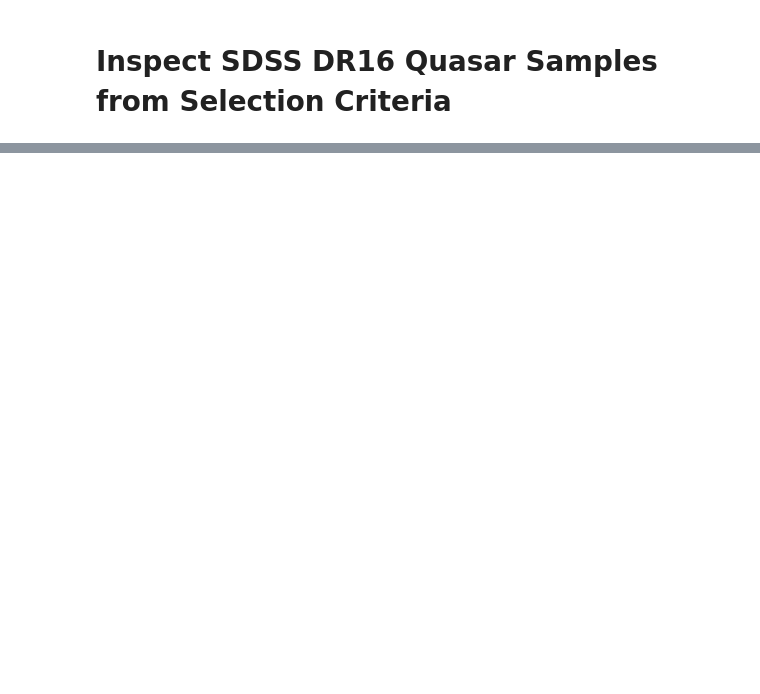
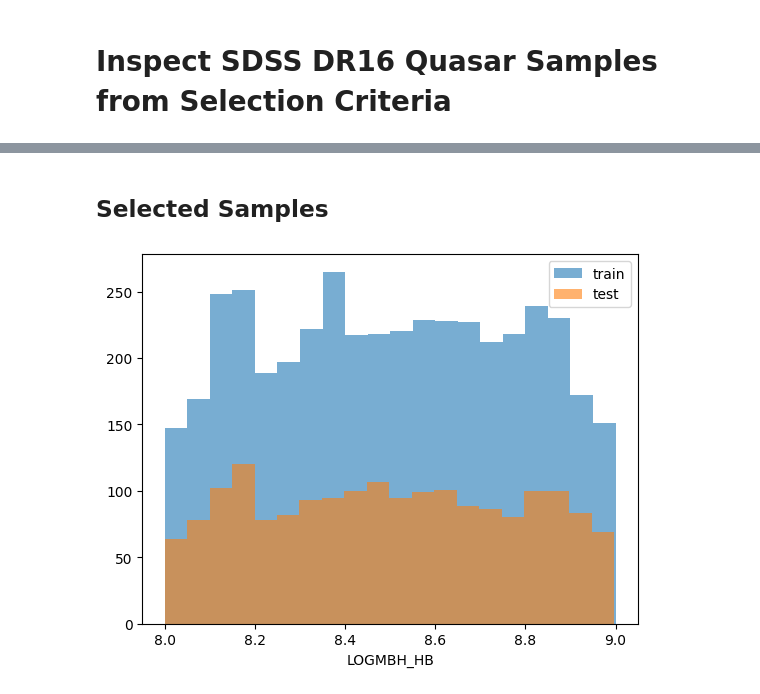
Before and after one commit to yongsukyee/uncertain_blackholemass, a Jupyter notebook: notebooks/inspect_data.ipynb, the cells around one changed output, grey strips where cells are left out. Drawn from its saved outputs; the diff is of its cells as text; code cells hidden in the pictures; blank space fills up the shorter version.

```diff
--- a/notebooks/inspect_data.ipynb
+++ b/notebooks/inspect_data.ipynb
@@ -42,0 +54,2 @@ plt.show()
+# %% [markdown]
+## Selected Samples
@@ -42,0 +58,22 @@ plt.show()
+# %%
+# List spectra file
+list_files = np.asarray([str(f) for f in Path(cfg['data_dir'], 'spectra').rglob('*.fits.gz')])
+
+# Get latest datasplitidx file
+datasplitidx_file = list(Path(cfg['data_dir'], 'logs').rglob('**/datasplitidx.pkl'))[-1]
+data_idx = pd.read_pickle(datasplitidx_file)
+
+# Get properties
+df_sample = SDSSQuasarSpecDataset.get_labelbyfilename(df, path_fits=list_files)[1]
+df_train = df_sample.iloc[data_idx['train']]
+df_test = df_sample.iloc[data_idx['test']]
+# %%
+label_key = 'LOGMBH_HB'
+fig, ax = plt.subplots()
+ax.hist(df_train[label_key], bins=20, alpha=0.6, label='train')
+ax.hist(df_test[label_key], bins=20, alpha=0.6, label='test')
+ax.set_xlabel(label_key)
+ax.legend()
+plt.show()
+# %% [output]
+[figure, added]
```
Also changed, not shown: parts of 12 cells of this notebook, 2 other files.
